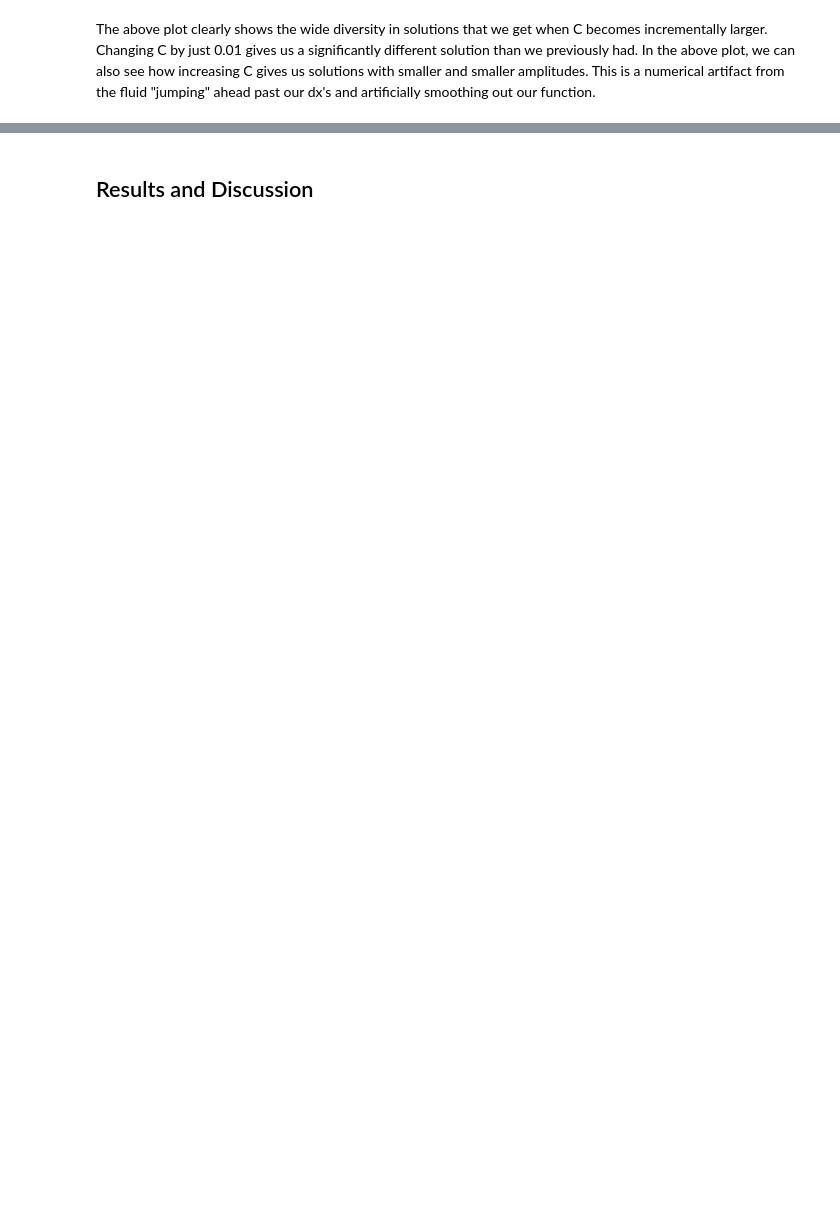
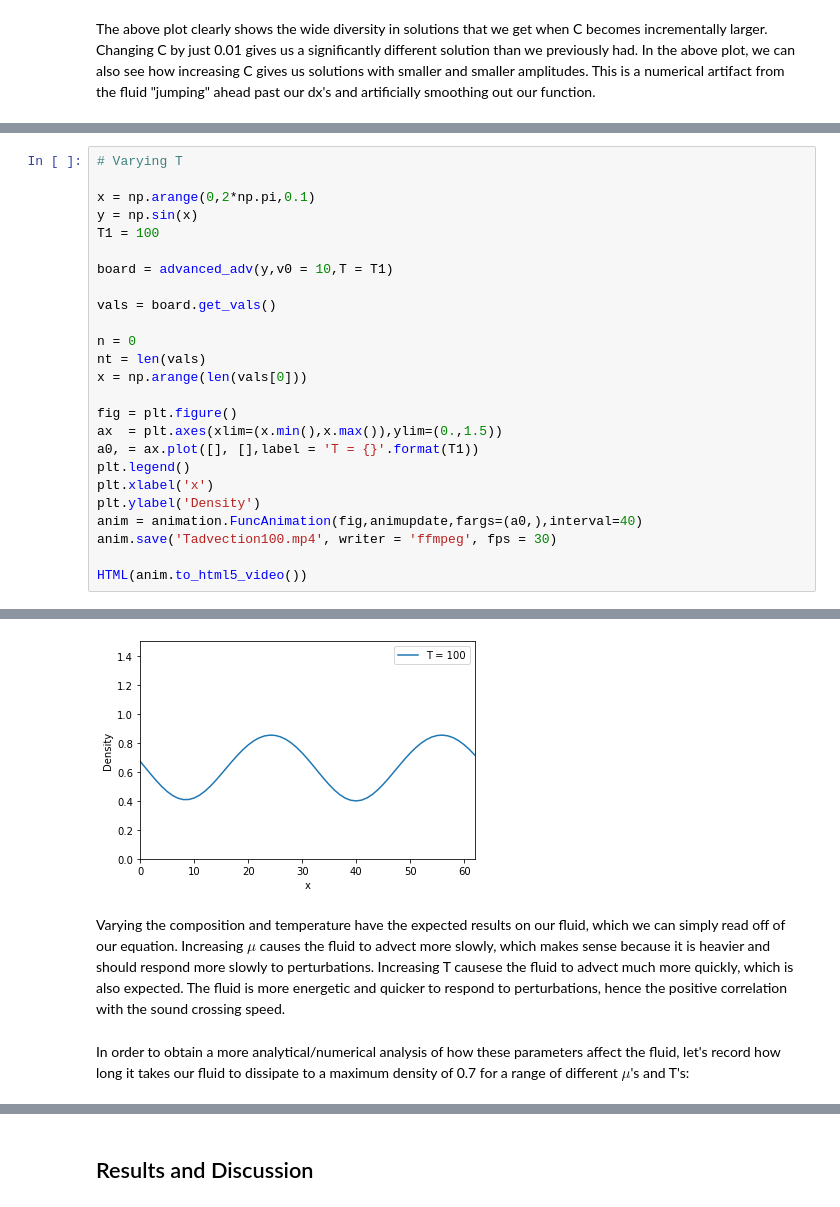
Before and after one commit to khojonat/PHY480_final_project, a Jupyter notebook: PHY480-905_SemesterProject.ipynb, the cells around one changed output, grey strips where cells are left out. Drawn from its saved outputs; the diff is of its cells as text; blank space fills up the shorter version.

```diff
--- a/PHY480-905_SemesterProject.ipynb
+++ b/PHY480-905_SemesterProject.ipynb
@@ -338,3 +369,29 @@ HTML(anim.to_html5_video())
 # %% [output]
 [interactive output not drawn]
 [figure]
+# %%
+# Varying T
+
+x = np.arange(0,2*np.pi,0.1)
+y = np.sin(x)
+T1 = 100
+
+board = advanced_adv(y,v0 = 10,T = T1)
+
+vals = board.get_vals()
+
+n = 0
+nt = len(vals)
+x = np.arange(len(vals[0]))
+
+fig = plt.figure()
+ax  = plt.axes(xlim=(x.min(),x.max()),ylim=(0.,1.5))
+a0, = ax.plot([], [],label = 'T = {}'.format(T1))
+plt.legend()
+plt.xlabel('x')
+plt.ylabel('Density')
+anim = animation.FuncAnimation(fig,animupdate,fargs=(a0,),interval=40)
+anim.save('Tadvection100.mp4', writer = 'ffmpeg', fps = 30)
+
+HTML(anim.to_html5_video())
+# %% [output]
@@ -340,0 +399,5 @@ HTML(anim.to_html5_video())
+[figure, added]
+# %% [markdown]
+Varying the composition and temperature have the expected results on our fluid, which we can simply read off of our equation. Increasing $\mu$ causes the fluid to advect more slowly, which makes sense because it is heavier and should respond more slowly to perturbations. Increasing T causese the fluid to advect much more quickly, which is also expected. The fluid is more energetic and quicker to respond to perturbations, hence the positive correlation with the sound crossing speed.
+# %% [markdown]
+In order to obtain a more analytical/numerical analysis of how these parameters affect the fluid, let's record how long it takes our fluid to dissipate to a maximum density of 0.7 for a range of different $\mu$'s and T's:
```
Also changed, not shown: parts of 43 cells of this notebook, 8 other files.
